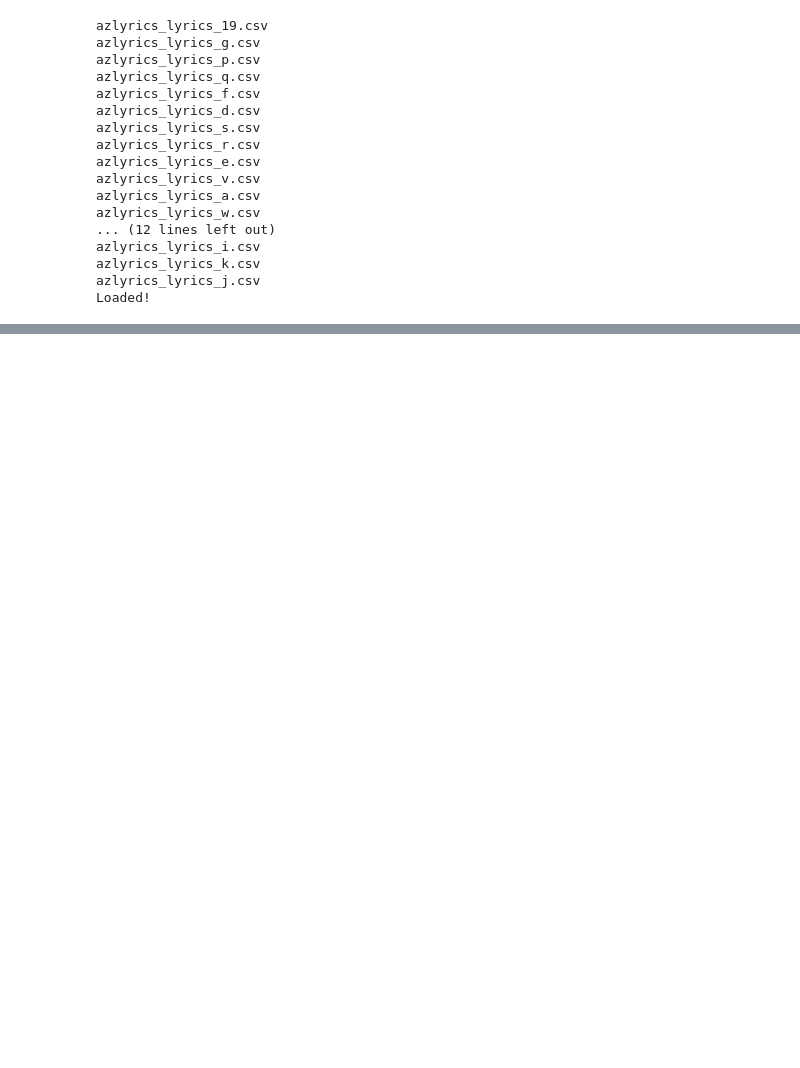
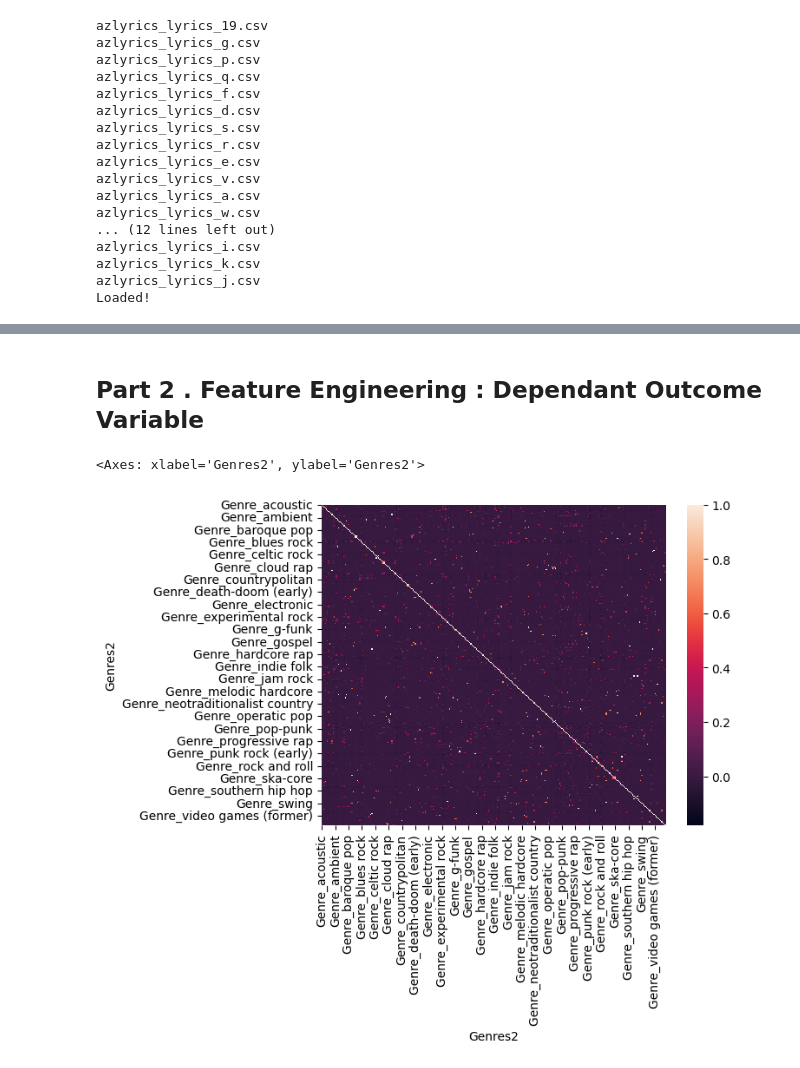
Before and after one commit to zalony/Lyrics-data-Genre, a Jupyter notebook: notebook.ipynb, the cells around one changed output, grey strips where cells are left out. Cells and saved outputs as stored; diff of their text form; code cells hidden in the pictures; blank space fills up the shorter version.

```diff
--- a/notebook.ipynb
+++ b/notebook.ipynb
@@ -220,0 +349,5 @@ from sklearn.feature_extraction.text import CountVectorizer
+# %%
+#Create a value count of Genres
+vc_genres = pd.DataFrame(vc['Genres2'].value_counts().reset_index())
+vc_genres =vc_genres.rename(columns={"Genres2": "count", "index": "Genres2"})
+pd.Series(vc_genres[vc_genres['count']<=2]['Genres2'])
@@ -220,0 +366,5 @@ from sklearn.feature_extraction.text import CountVectorizer
+# %%
+vc = vc.explode('Genres2').reset_index(drop=True)
+vc['Genres2']= vc['Genres2'].str.strip().str.lower()
+tbl_genres_piv = pd.pivot_table(vc,values='count', index=['ARTIST_NAME'],columns=['Genres2'], aggfunc=len)
+tbl_genres_piv.columns
@@ -220,0 +380,7 @@ from sklearn.feature_extraction.text import CountVectorizer
+# %%
+#dropping nonsense genres
+tbl_genres_piv.drop(columns=['','(early)'],inplace=True)
+
+tbl_genres_piv = tbl_genres_piv.drop(columns=pd.Series(vc_genres[vc_genres['count']<=2]['Genres2']))
+tbl_genres_piv = tbl_genres_piv.reset_index()
+tbl_genres_piv
@@ -220,0 +401,11 @@ from sklearn.feature_extraction.text import CountVectorizer
+# %%
+for col in tbl_genres_piv.columns:
+    if col != 'ARTIST_NAME':
+        #Make simple True/False matrix
+        tbl_genres_piv.loc[~tbl_genres_piv[col].isna(),col] = 1
+        tbl_genres_piv[col] = tbl_genres_piv[col].fillna(0)
+
+        #rename columns so they'll be called "Genre_rock" for eg.
+        tbl_genres_piv.rename(columns={col:"Genre_"+col},inplace=True)
+
+tbl_genres_piv
@@ -220,0 +446,8 @@ from sklearn.feature_extraction.text import CountVectorizer
+# %% [markdown]
+## Part 2 . Feature Engineering : Dependant Outcome Variable
+# %%
+tbl_genres_piv.corr().to_clipboard()
+sns.heatmap(tbl_genres_piv.corr())
+# %% [output]
+<Axes: xlabel='Genres2', ylabel='Genres2'>
+[figure, added]
```
Also changed, not shown: parts of 103 cells of this notebook, 1 other file.
